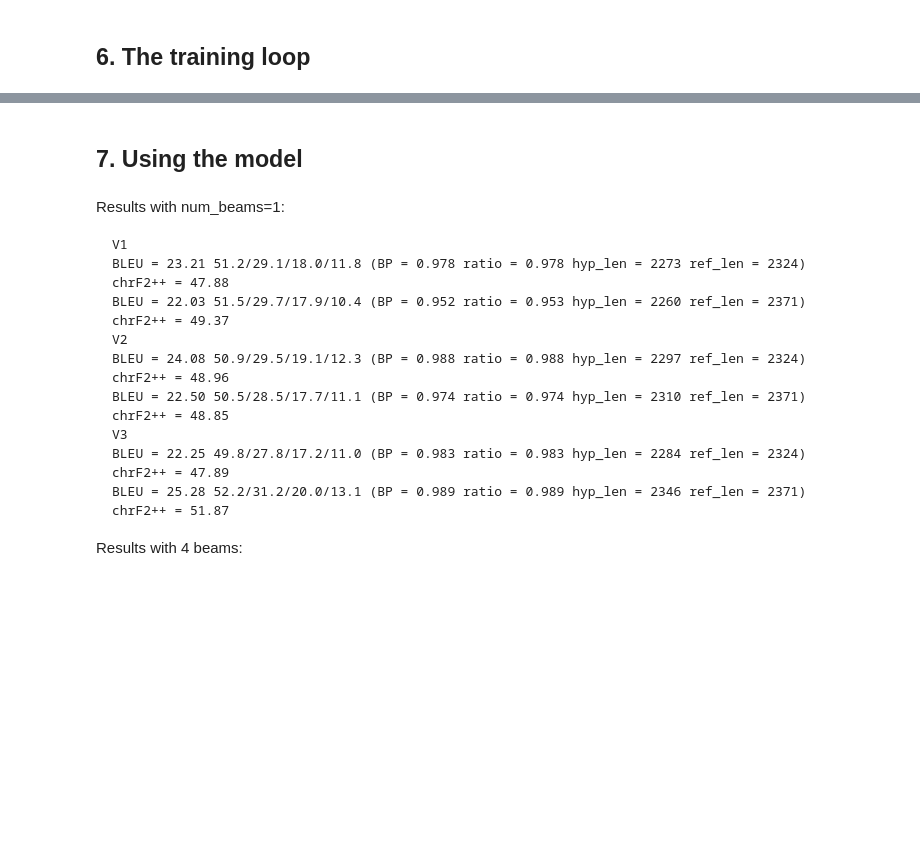
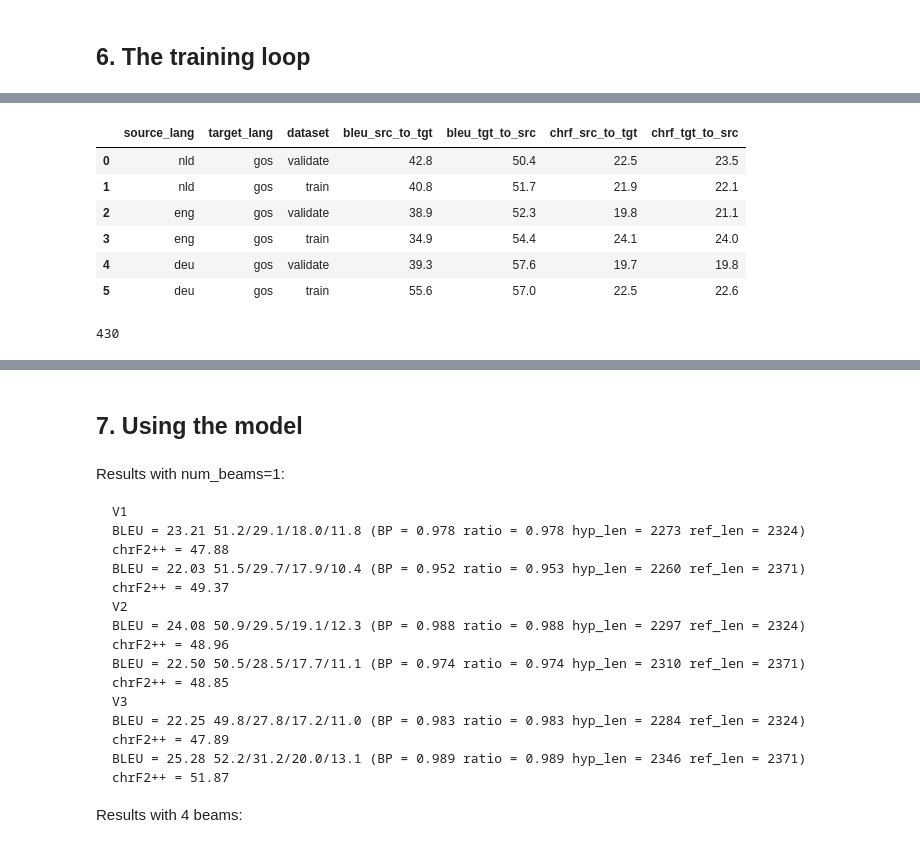
Before and after one commit to tom9358/nllb-tryout, a Jupyter notebook: multilanguage train.ipynb, the cells around one changed output, grey strips where cells are left out. Cells and saved outputs as stored; diff of their text form; code cells hidden in the pictures; blank space fills up the shorter version.

```diff
--- a/multilanguage train.ipynb
+++ b/multilanguage train.ipynb
@@ -450,0 +455,11 @@ print(df_results)
+# %%
+pd.set_option('display.precision', 1)
+display(df_results)
+# %% [output]
+|  | source_lang | target_lang | dataset | bleu_src_to_tgt | bleu_tgt_to_src | chrf_src_to_tgt | chrf_tgt_to_src |
+| 0 | nld | gos | validate | 42.8 | 50.4 | 22.5 | 23.5 |
+| 1 | nld | gos | train | 40.8 | 51.7 | 21.9 | 22.1 |
+| 2 | eng | gos | validate | 38.9 | 52.3 | 19.8 | 21.1 |
+| 3 | eng | gos | train | 34.9 | 54.4 | 24.1 | 24.0 |
+| 4 | deu | gos | validate | 39.3 | 57.6 | 19.7 | 19.8 |
+| 5 | deu | gos | train | 55.6 | 57.0 | 22.5 | 22.6 |
@@ -450,0 +470,4 @@ print(df_results)
+# %%
+len(gosdemo['train'])+len(gosdemo['development'])+len(gosdemo['test'])
+# %% [output]
+430
```
Also changed, not shown: parts of 11 cells of this notebook.
